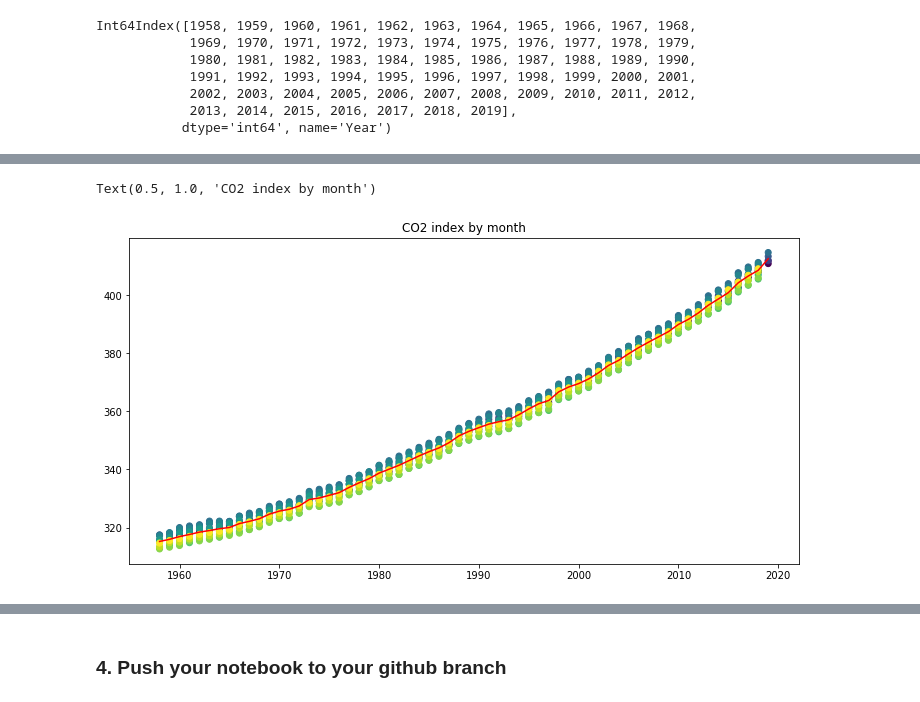
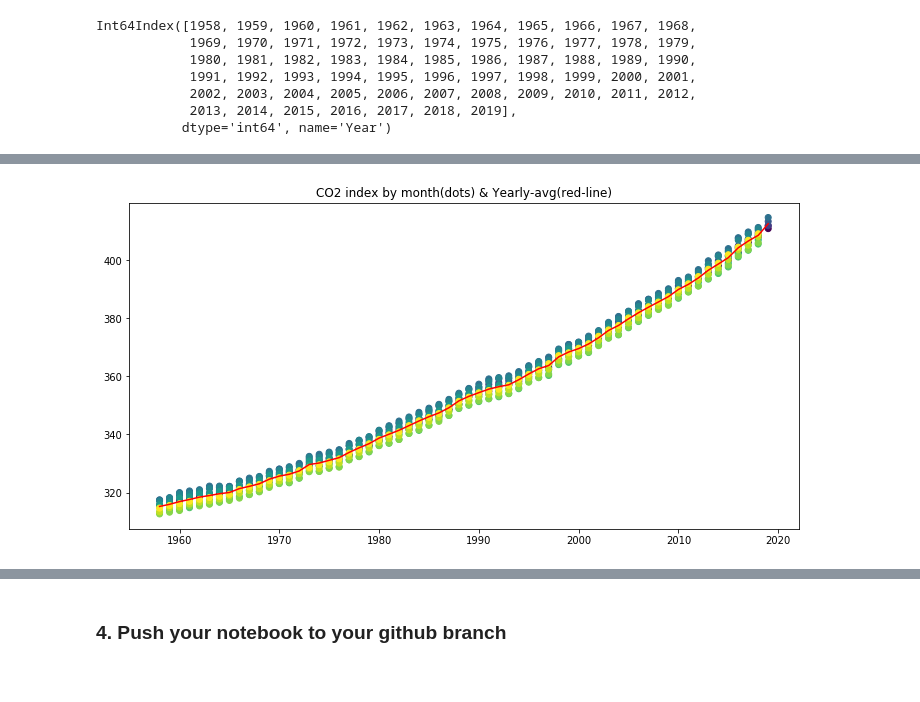
Before and after one commit to tingting-science/dc_ds_06_03_19, a Jupyter notebook: module_1/morning_warm_up/week_2/2_4_visualization_matplotlib.ipynb, the cells around one changed output, grey strips where cells are left out. Drawn from its saved outputs; the diff is of its cells as text; code cells hidden in the pictures.

```diff
--- a/module_1/morning_warm_up/week_2/2_4_visualization_matplotlib.ipynb
+++ b/module_1/morning_warm_up/week_2/2_4_visualization_matplotlib.ipynb
@@ -101,13 +101,13 @@ array([315.241     , 315.97416667, 316.9075    , 317.6375    ,
 # %%
 plt.figure(figsize=(12,6))
 x1 = co2_df['Year']
 y1 = co2_df['average']
 plt.scatter(x1,y1, c=co2_df['Month'])
 #x2 = year_avg.index
 #y2 = year_avg.values
 plt.plot(year_avg, 'r')
 #plt.plot(x2, y2, 'r')
-plt.title('CO2 index by month')
+#ax.set_xlim((1980,2019))
+plt.title('CO2 index by month(dots) & Yearly-avg(red-line)');
 # %% [output]
-Text(0.5, 1.0, 'CO2 index by month')
-[figure, old version]
+[figure, new version]
```
Also changed, not shown: parts of 7 cells of this notebook, 1 other file.
